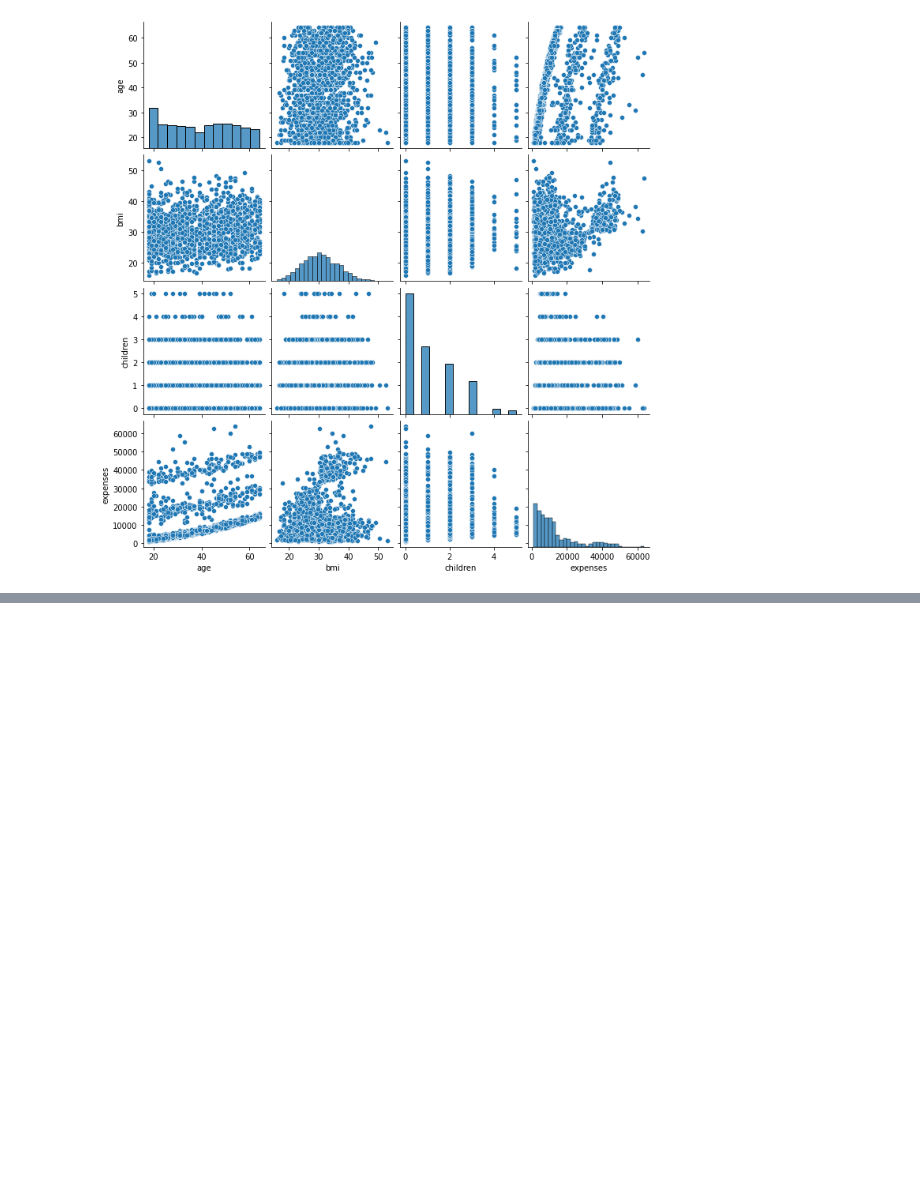
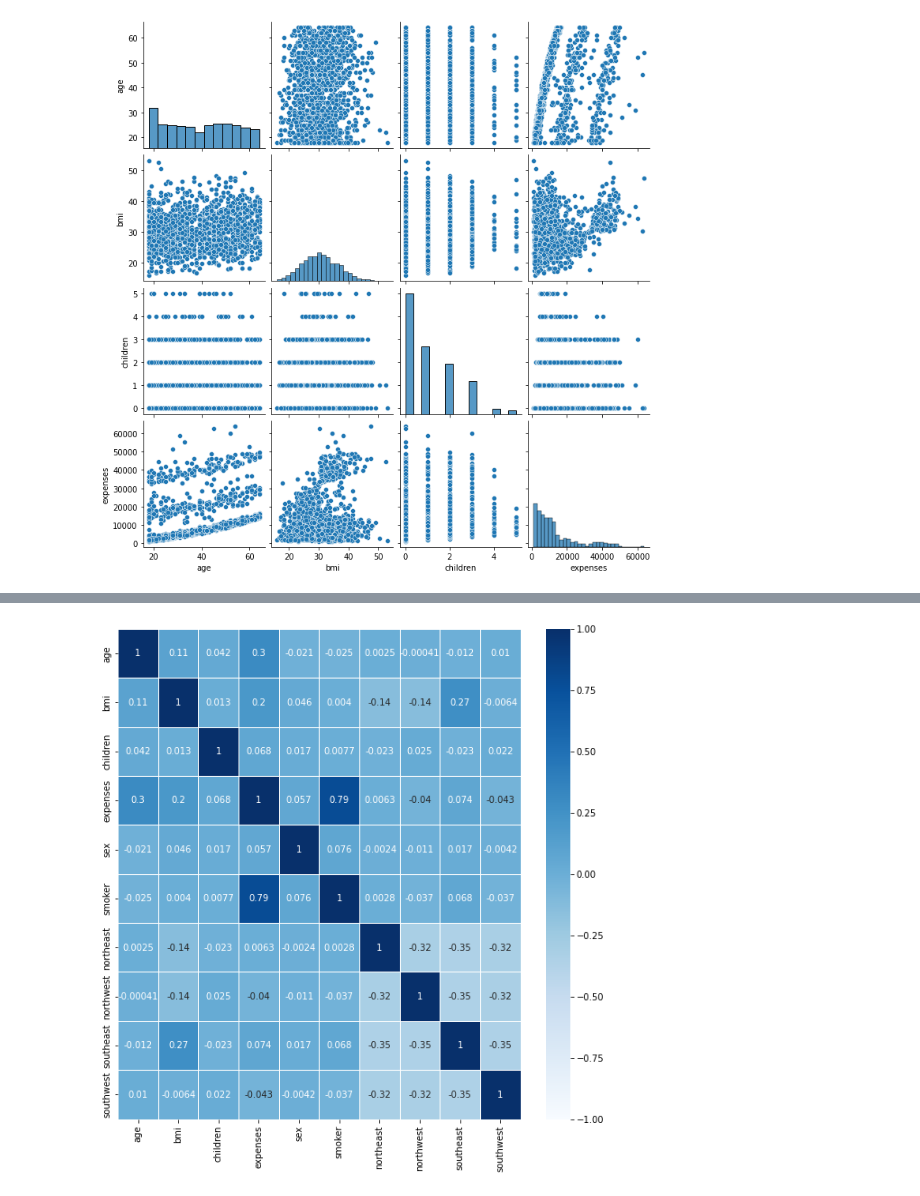
Before and after one commit to jaguilera95/ApC-GPA606, a Jupyter notebook: src/Practica1-Regression2021.ipynb, the cells around one changed output, grey strips where cells are left out. Cells and saved outputs as stored; diff of their text form; code cells hidden in the pictures; blank space fills up the shorter version.

```diff
--- a/src/Practica1-Regression2021.ipynb
+++ b/src/Practica1-Regression2021.ipynb
@@ -102,3 +99,18 @@ ax = sns.heatmap(correlacio, annot=True, vmin=-1, linewidths=.5)
 relacio = sns.pairplot(df)
 # %% [output]
 [figure]
+# %%
+def caregorical_to_onehot_encode(df, col):
+    dummy = pd.get_dummies(df[col])
+    df = df.drop(col, axis = 1)
+    return pd.concat([df, dummy], axis = 1)
+
+def object_to_number(df, column, value):
+    df_tmp = df[column].apply(lambda x: 1 if x == value else 0)
+    df = df.drop(column, axis = 1)
+    return pd.concat([df, df_tmp], axis = 1)
+
+df = object_to_number(df, 'sex', 'male')
+df = object_to_number(df, 'smoker', 'yes')
+
+df = caregorical_to_onehot_encode(df, 'region')
@@ -104,0 +135,6 @@ relacio = sns.pairplot(df)
+# %%
+correlacio = df.corr()
+plt.figure(figsize=(10, 10))
+ax = sns.heatmap(correlacio, annot=True, vmin=-1, linewidths=.5, cmap=plt.cm.Blues)
+# %% [output]
+[figure, added]
```
Also changed, not shown: parts of 7 cells of this notebook, 1 other file.
